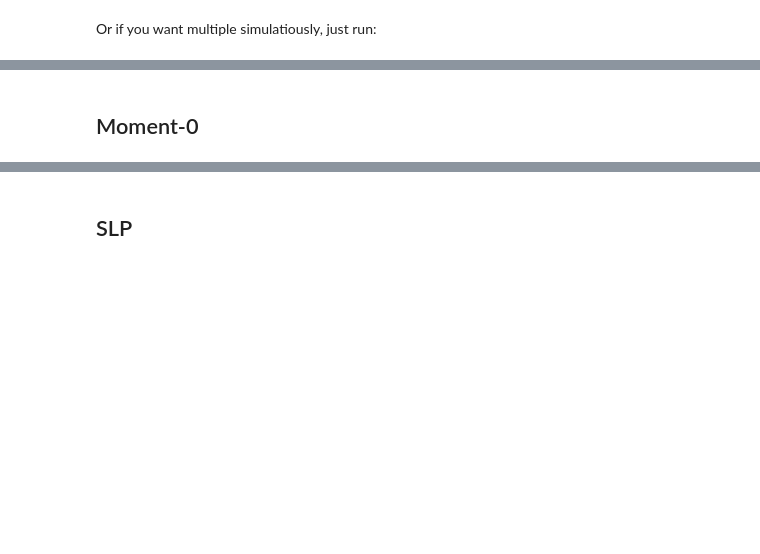
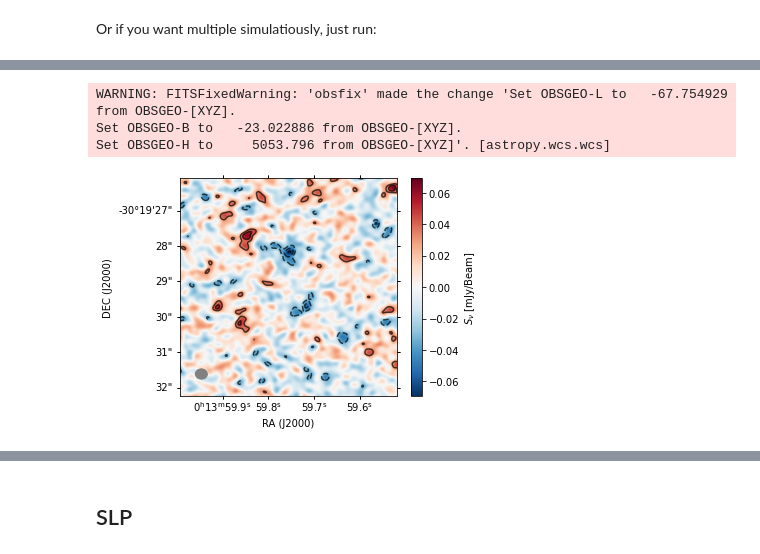
Before and after one commit to Joshiwavm/jackknify, a Jupyter notebook: notebooks/Visualize_Jackknifing.ipynb, the cells around one changed output, grey strips where cells are left out. Drawn from its saved outputs; the diff is of its cells as text; code cells hidden in the pictures; blank space fills up the shorter version.

Commit message:
Plotting_image
added a image plane routine to Plot

```diff
--- a/notebooks/Visualize_Jackknifing.ipynb
+++ b/notebooks/Visualize_Jackknifing.ipynb
@@ -9,7 +9,7 @@ We need to initialize the measurement set, so that python can do the interface.
 # %%
 #initilaize
-tool = jacked.Jack(fname   = '../data/Glass-z13.ms', # The File name of the visibilities,
-                   outdir  = '../output/'
+tool = jacked.Jack(fname   = '../data/Glass-z13.ms', # The file name of the visibilities,
+                   outdir  = '../output/', #the directory to save the outputs in
                    fields  = ['3'], # Each visibility can have multiple fields,
                    spws    = [['0']], # and each field can have multiple spws,
                    band    = 'Band7', # Band of the observation,
@@ -22,2 +17,0 @@ To creat a Jack knifed measurement set, you simply need to run:
-# %%
-tool.run(seed = 42)
@@ -56,4 +18,2 @@ TypeError: object of type 'NoneType' has no len()
 # %% [markdown]
 Or if you want multiple simulatiously, just run:
-# %%
-tool.run(samples = 3, seed = 242)
@@ -109,2 +23,0 @@ moment0 = np.sum(cube[index-8:index+8], axis = 0)
-# %% [markdown]
-## Moment-0
@@ -196,0 +24,10 @@ plot_fits_image_with_wcs(fname, 4, (3.498985, -30.324767),  (index-5, index+5))
+# %%
+# tool.clean( '../data/Glass-z13.ms', reffreq = '254.35GHz')
+tool.outfile = '../output/cubes/Glass-z13.im'
+# %%
+tool.plot_map(savedir = '../plots/', moment = 'continuum')
+# %% [output]
+WARNING: FITSFixedWarning: 'obsfix' made the change 'Set OBSGEO-L to   -67.754929 from OBSGEO-[XYZ].
+Set OBSGEO-B to   -23.022886 from OBSGEO-[XYZ].
+Set OBSGEO-H to     5053.796 from OBSGEO-[XYZ]'. [astropy.wcs.wcs]
+[figure, added]
```
Also changed, not shown: parts of 20 cells of this notebook, 7 other files.
